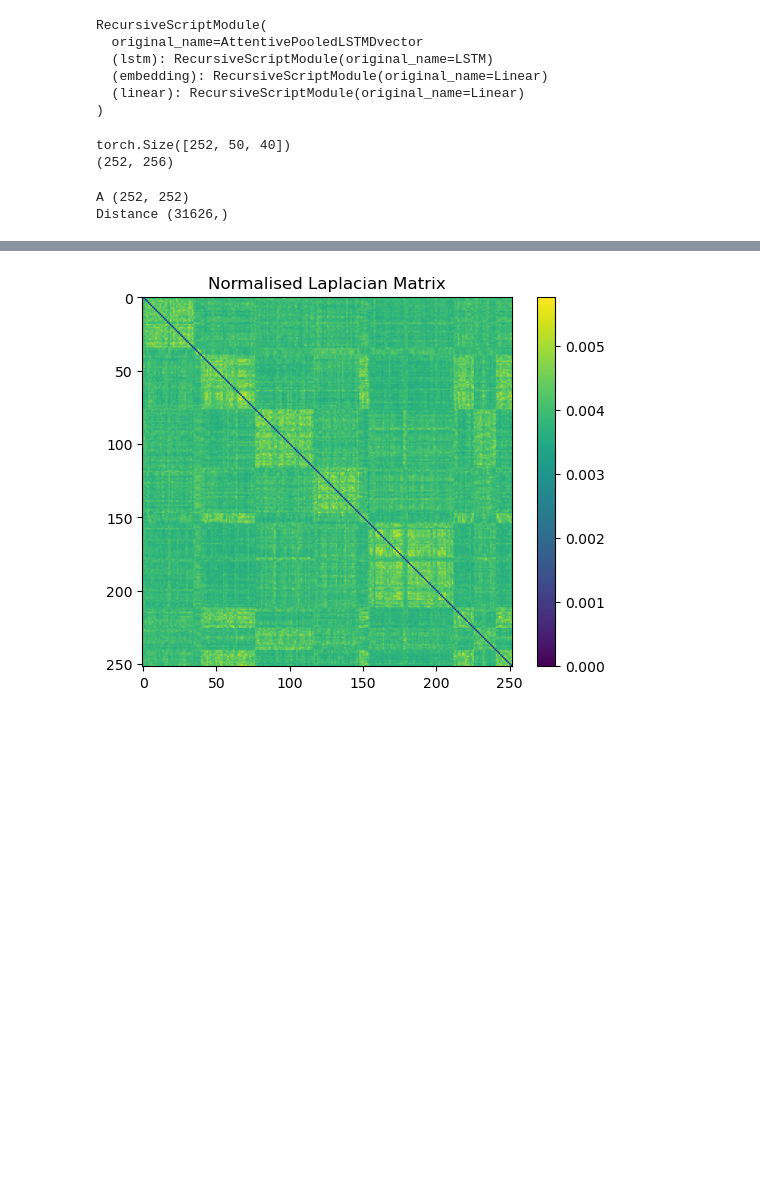
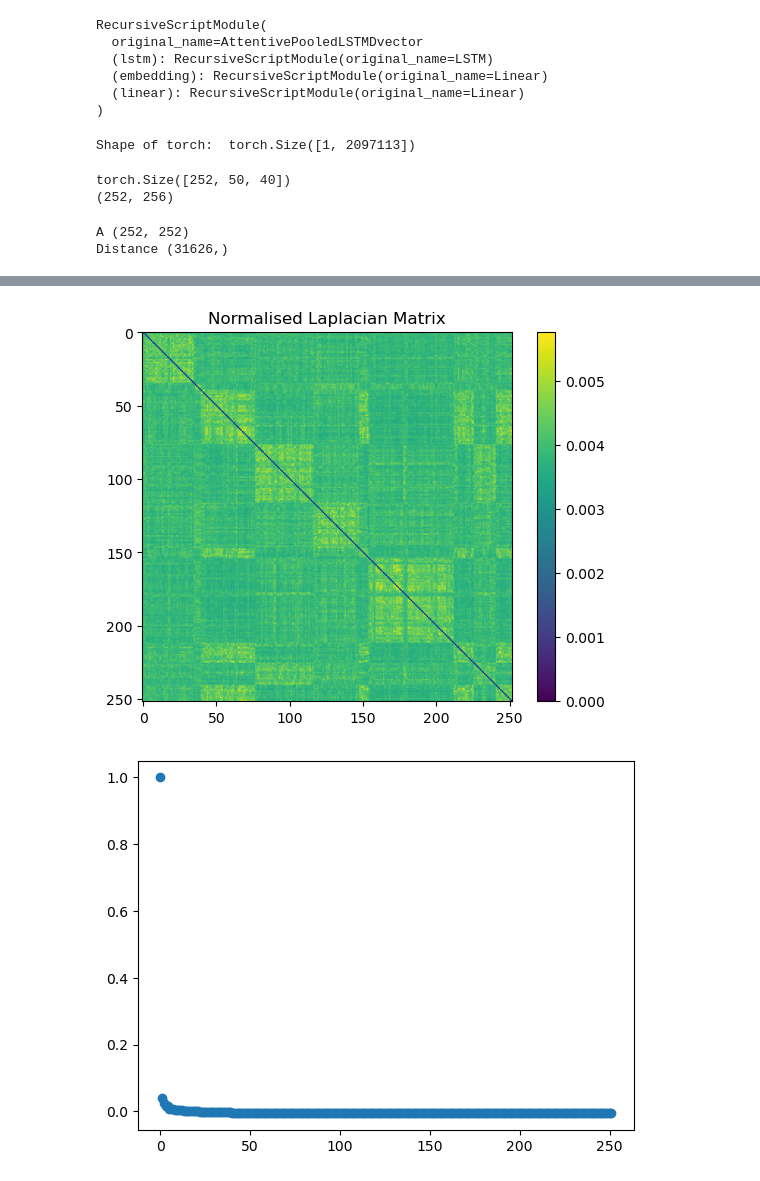
Before and after one commit to RakinAli/Diarization---Project, a Jupyter notebook: Main code/Clustering.ipynb, the cells around one changed output, grey strips where cells are left out. Saved outputs shown, nothing was run; the diff lists cells and outputs as text; code cells hidden in the pictures; blank space fills up the shorter version.

```diff
--- a/Main code/Clustering.ipynb
+++ b/Main code/Clustering.ipynb
@@ -72,8 +72,9 @@ def get_frame_embeddings(mel_frames):
         embeddings[frame_idx, :] = dvector_model.embed_utterance(frame)
     return embeddings.detach().cpu().numpy()
 
-wave_tensor, wave_sampling_rate = torchaudio.load(AUDIO_PATH)
-wave_tensor, mel_tensor = wave2mel(wave_tensor, wave_sampling_rate)
+wave_tensor_torch, wave_sampling_rate = torchaudio.load(AUDIO_PATH)
+print("Shape of torch: ",wave_tensor_torch.shape)
+wave_tensor, mel_tensor = wave2mel(wave_tensor_torch, wave_sampling_rate)
 
 # Get the mel_framse and embeddings
 mel_frames = get_frames(mel_tensor, BLOCK_SIZE)
@@ -83,8 +84,9 @@ embeddings = get_frame_embeddings(mel_frames)
 print(mel_frames.shape)
 print(embeddings.shape)
 # %% [output]
-torch.Size([252, 50, 40])
-(252, 256)
+Shape of torch:  torch.Size([1, 2097113])
+torch.Size([252, 50, 40])
+(252, 256)
 # %%
 distance = pdist(embeddings, metric="euclidean")
 
@@ -117,30 +119,32 @@ plt.colorbar()
 plt.show()
 
 
 w, v = np.linalg.eig(L)
 
 eigenvalues = np.real(w)
 #eigenvalues = eigenvalues[eigenvalues>0.05]
 #eigenvectors = np.real(v[:, 0:len(eigenvalues)])
 #print(np.diff(eigenvalues))
 num_vectors = np.argmin(np.diff(eigenvalues)) + 1
 num_vectors = 3
 eigenvectors = np.real(v[:, 0:num_vectors])
 plt.scatter(range(len(eigenvalues)), eigenvalues)
 plt.show()
 
 norm_eigenvectors = eigenvectors / np.linalg.norm(eigenvectors, axis=1, keepdims=True)
 
 plt.scatter(norm_eigenvectors[:, 0], norm_eigenvectors[:, 1])
 plt.show()
 plt.scatter(norm_eigenvectors[:, 1], norm_eigenvectors[:, 2])
 plt.show()
 
 predictions = KMeans(n_clusters=norm_eigenvectors.shape[1], n_init=5).fit_predict(norm_eigenvectors)
 plt.plot(predictions)
+plt.title("Predictions")
 plt.show()
 # %% [output]
 A (252, 252)
 Distance (31626,)
 [figure]
 [figure]
+[figure, added]
```
Also changed, not shown: parts of 2 cells of this notebook, 1 other file.
